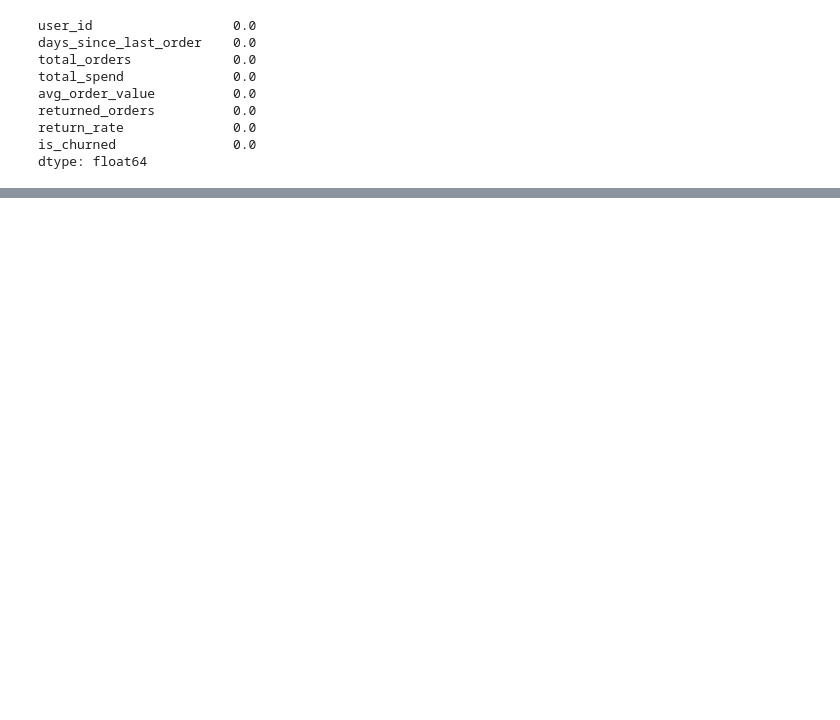
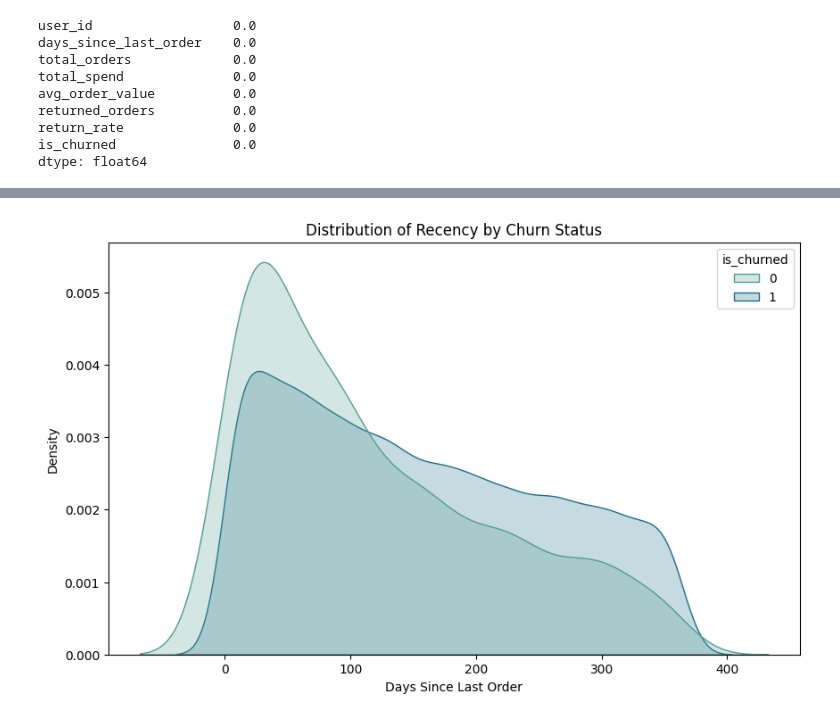
Before and after one commit to dsyhub/customer-lifetime-value-prediction, a Jupyter notebook: notebooks/02_eda_and_modeling.ipynb, the cells around one changed output, grey strips where cells are left out. Saved outputs shown, nothing was run; the diff lists cells and outputs as text; code cells hidden in the pictures; blank space fills up the shorter version.

```diff
--- a/notebooks/02_eda_and_modeling.ipynb
+++ b/notebooks/02_eda_and_modeling.ipynb
@@ -132,0 +95,14 @@ weighted avg       0.92      0.65      0.75      6396
+# %%
+# Visualizing the separation between Churned (1) and Retained (0)
+plt.figure(figsize=(10, 6))
+sns.kdeplot(
+    data=df, x='days_since_last_order', hue='is_churned',
+    fill=True,
+    common_norm=False,  # scale each distribution independently. important since the classes are imbalanced!
+    palette='crest'
+    )
+plt.title("Distribution of Recency by Churn Status")
+plt.xlabel("Days Since Last Order")
+plt.show()
+# %% [output]
+[figure, added]
```
Also changed, not shown: parts of 23 cells of this notebook, 6 other files.
